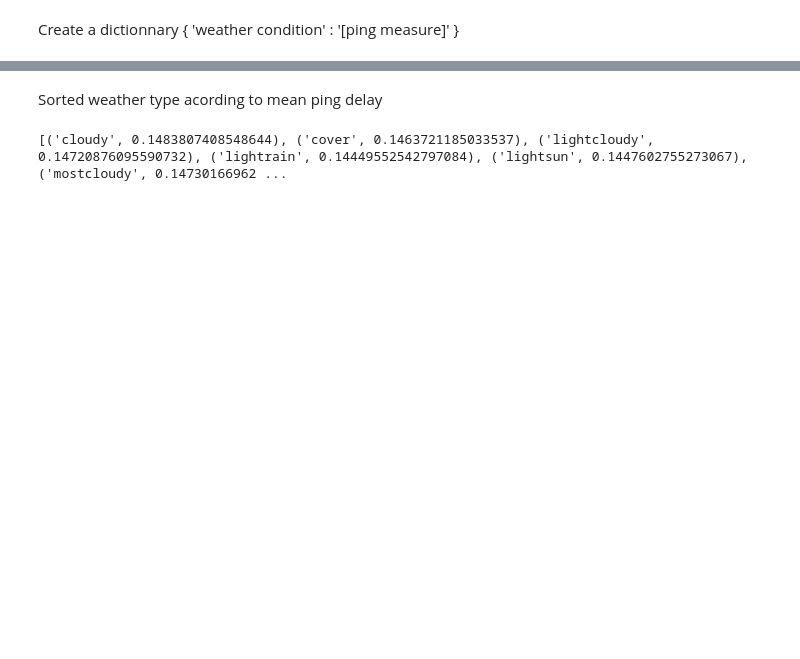
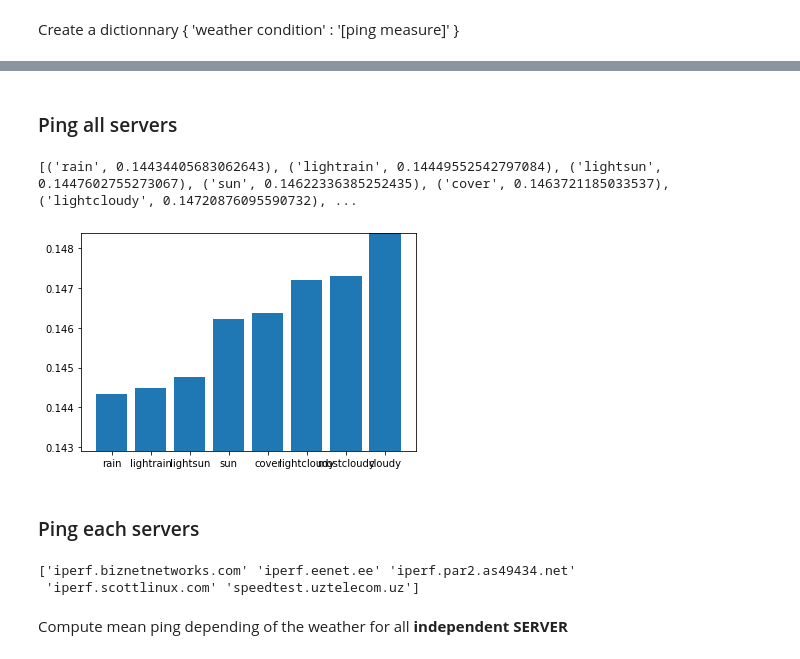
Before and after one commit to lvalkenberg/LINFO2142, a Jupyter notebook: analyse/notebook.ipynb, the cells around one changed output, grey strips where cells are left out. Drawn from its saved outputs; the diff is of its cells as text; code cells hidden in the pictures; blank space fills up the shorter version.

```diff
--- a/analyse/notebook.ipynb
+++ b/analyse/notebook.ipynb
@@ -73,3 +68,19 @@ for entry in ping_weather_array:
+# %%
+"""
+    Create a dictionnary with key = weather_type and value the measure took with this weather
+"""
+def create_weather_ping_dict(weather_type, ping_weather_array, server=None):
+    weather_ping_dict = {}
+    for type in weather_type:
+        weather_ping_dict[type] = []
+
+    for entry in ping_weather_array:
+        if(server==None): #Take ping measure of all servers
+            weather_ping_dict[entry[6].split("/")[7].split(".")[0]].append(entry[0:6])
+        elif(server != None): #Take only ping of the selected server
+            if(entry[1] in server):
+                weather_ping_dict[entry[6].split("/")[7].split(".")[0]].append(entry[0:6])
+    return weather_ping_dict
 # %%
 """
     Compute mean pings of a string array of double, ignore NaN
@@ -112,10 +121,34 @@ print(weather_pings)
-# %% [markdown]
-Sorted weather type acording to mean ping delay
 # %%
-array_tuple = []
-for type,mean in weather_pings.items():
-    array_tuple.append((type,mean))
-array_tuple.sort()
-print(array_tuple)
+def dictonary_to_tuple(dic):
+    array_tuple = []
+    for type,mean in dic.items():
+        array_tuple.append((type,mean))
+    return array_tuple
-# %% [output]
-[('cloudy', 0.1483807408548644), ('cover', 0.1463721185033537), ('lightcloudy', 0.14720876095590732), ('lightrain', 0.14449552542797084), ('lightsun', 0.1447602755273067), ('mostcloudy', 0.14730166962 ...
+# %% [markdown]
+### Ping all servers
+# %%
+weather_ping_measure_dict = create_weather_ping_dict(weather_type, ping_weather_array)
+weather_pings = mean_ping_resp_weather(weather_ping_measure_dict)
+# %%
+array_tuple = dictonary_to_tuple(weather_pings)
+array_tuple.sort(key=lambda tup: tup[1])
+print(array_tuple)
+# %% [output]
+[('rain', 0.14434405683062643), ('lightrain', 0.14449552542797084), ('lightsun', 0.1447602755273067), ('sun', 0.14622336385252435), ('cover', 0.1463721185033537), ('lightcloudy', 0.14720876095590732), ...
+# %%
+plt.bar(*zip(*array_tuple))
+plt.ylim(array_tuple[0][1]*0.99, array_tuple[len(array_tuple)-1][1])
+plt.show()
+# %% [output]
+[figure, added]
+# %% [markdown]
+### Ping each servers
+# %%
+ping_weather_array = np.array(ping_weather_array)
+servers = np.unique(ping_weather_array[:,1])
+print(servers)
+# %% [output]
+['iperf.biznetnetworks.com' 'iperf.eenet.ee' 'iperf.par2.as49434.net'
+ 'iperf.scottlinux.com' 'speedtest.uztelecom.uz']
+# %% [markdown]
+Compute mean ping depending of the weather for all **independent SERVER**
```
Also changed, not shown: parts of 17 cells of this notebook.
